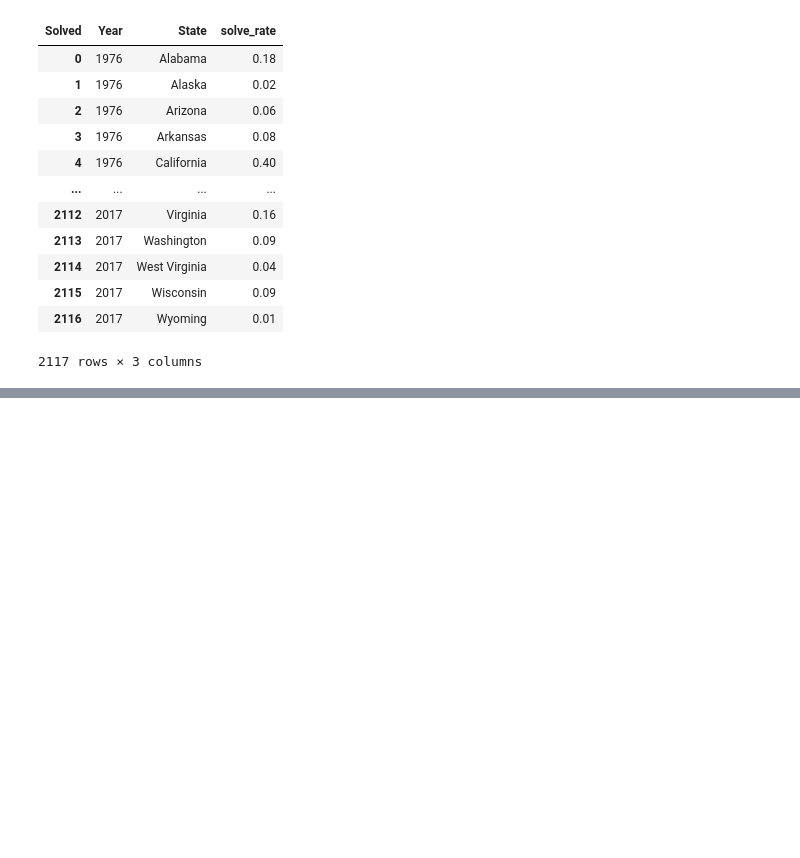
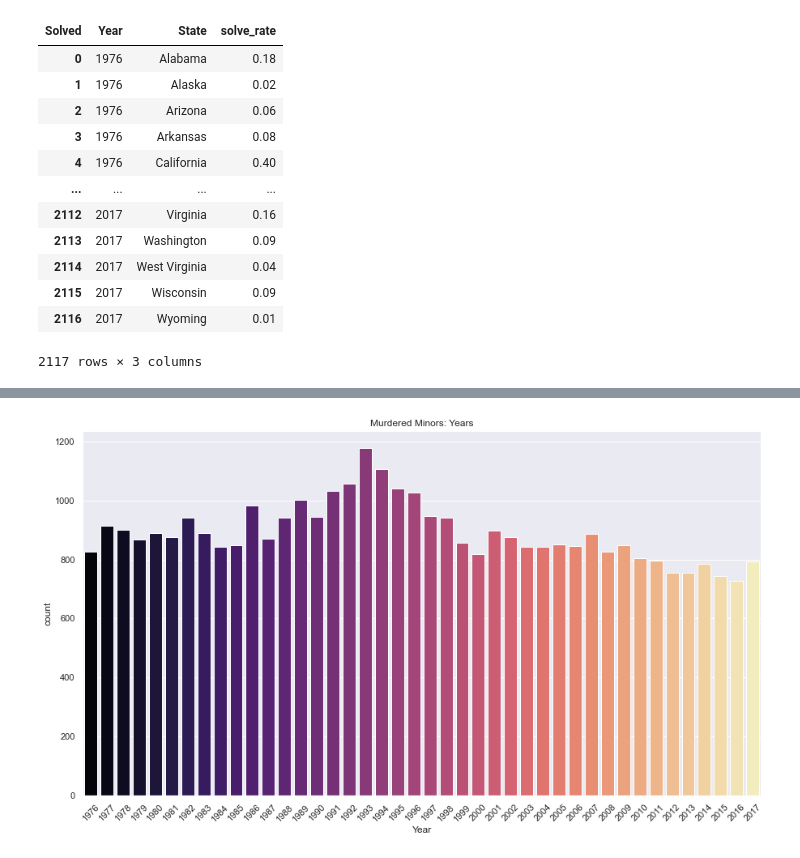
Before and after one commit to MegWilmore/MAP, a Jupyter notebook: exploration.ipynb, the cells around one changed output, grey strips where cells are left out. Cells and saved outputs as stored; diff of their text form; code cells hidden in the pictures; blank space fills up the shorter version.

```diff
--- a/exploration.ipynb
+++ b/exploration.ipynb
@@ -376,0 +498,7 @@ fig.show()
+# %%
+sns.countplot(x = 'Year',   data = minors, palette = 'magma')
+plt.title('Murdered Minors: Years')
+plt.xticks(rotation=45)
+plt.show()
+# %% [output]
+[figure, added]
```
Also changed, not shown: parts of 9 cells of this notebook.
